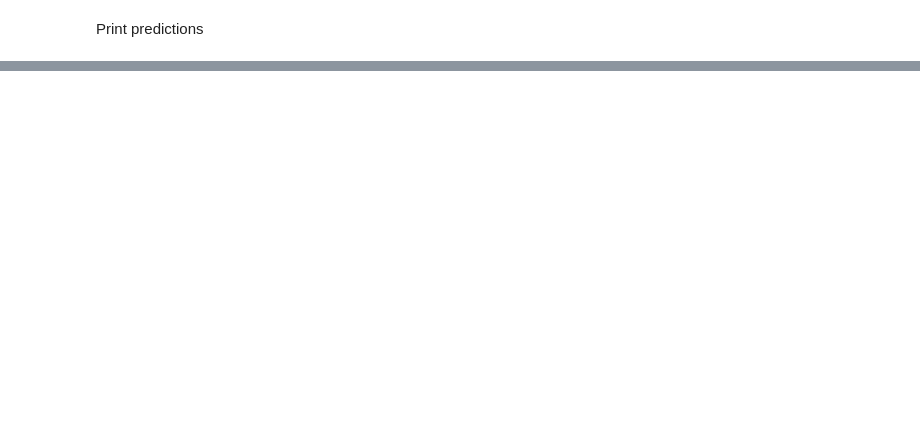
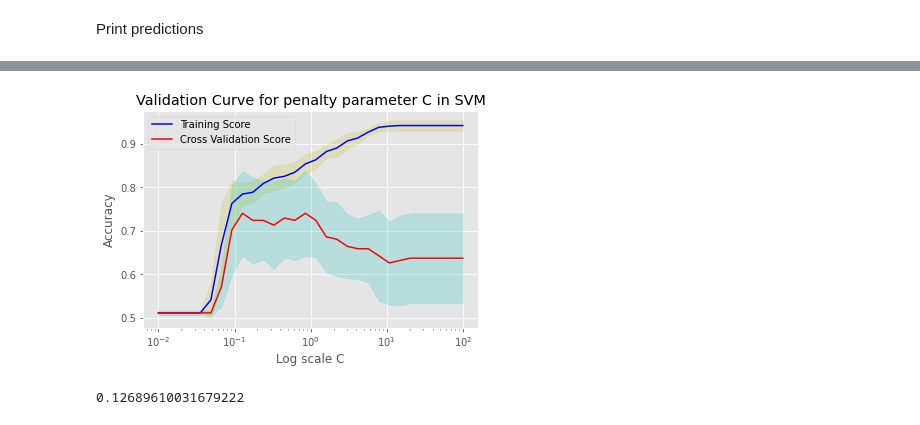
Before and after one commit to DS-Project-Group-7/Data-Science-Project, a Jupyter notebook: data_analysis/ground-application-prediction.ipynb, the cells around one changed output, grey strips where cells are left out. Drawn from its saved outputs; the diff is of its cells as text; code cells hidden in the pictures; blank space fills up the shorter version.

```diff
--- a/data_analysis/ground-application-prediction.ipynb
+++ b/data_analysis/ground-application-prediction.ipynb
@@ -119,0 +155,6 @@ array(['Commercial Ground', 'Commercial Ground', 'Commercial Ground',
+# %%
+param_range = np.logspace(-2, 2, 30)
+train_score, validation_scores = validation_curve(
+    SVC(), X, y, param_name='C', cv=5,
+    param_range=param_range, n_jobs=-1, verbose=-1
+)
@@ -119,0 +165,22 @@ array(['Commercial Ground', 'Commercial Ground', 'Commercial Ground',
+# %%
+mean_train_score = np.mean(train_score, axis=1)
+std_train_score = np.std(train_score, axis=1)
+mean_valid_score = np.mean(validation_scores, axis=1)
+std_valid_score = np.std(validation_scores, axis=1)
+# %%
+plt.semilogx(param_range, mean_train_score, label='Training Score', color='b')
+plt.fill_between(param_range, mean_train_score - std_train_score, mean_train_score + std_train_score, alpha=0.2, color='y')
+plt.semilogx(param_range, mean_valid_score, label='Cross Validation Score', color='r')
+plt.fill_between(param_range, mean_valid_score - std_valid_score, mean_valid_score + std_valid_score, alpha=0.2, color='c')
+plt.legend(loc='best')
+plt.title('Validation Curve for penalty parameter C in SVM')
+plt.xlabel('Log scale C')
+plt.ylabel('Accuracy')
+plt.show()
+# %% [output]
+[figure, added]
+# %%
+best_c_value = param_range[mean_valid_score.argmax()]
+best_c_value
+# %% [output]
+0.12689610031679222
```
Also changed, not shown: parts of 21 cells of this notebook.
